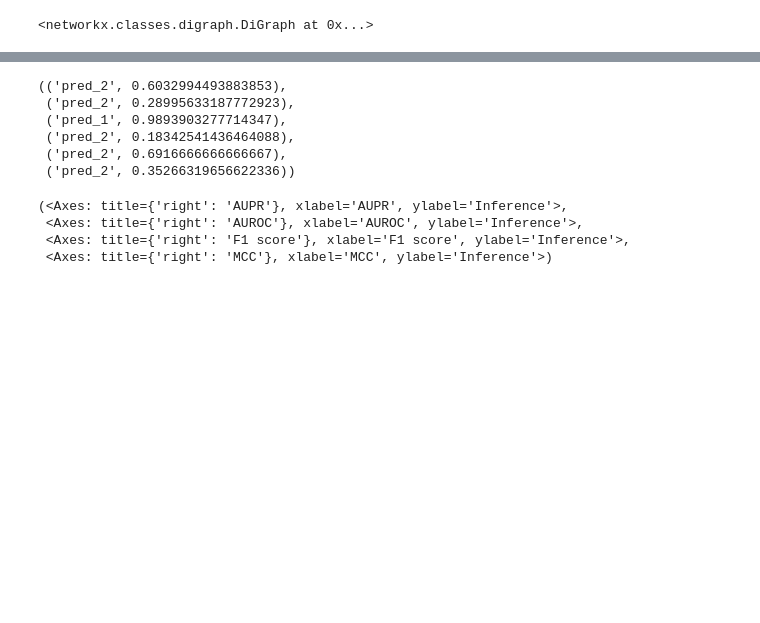
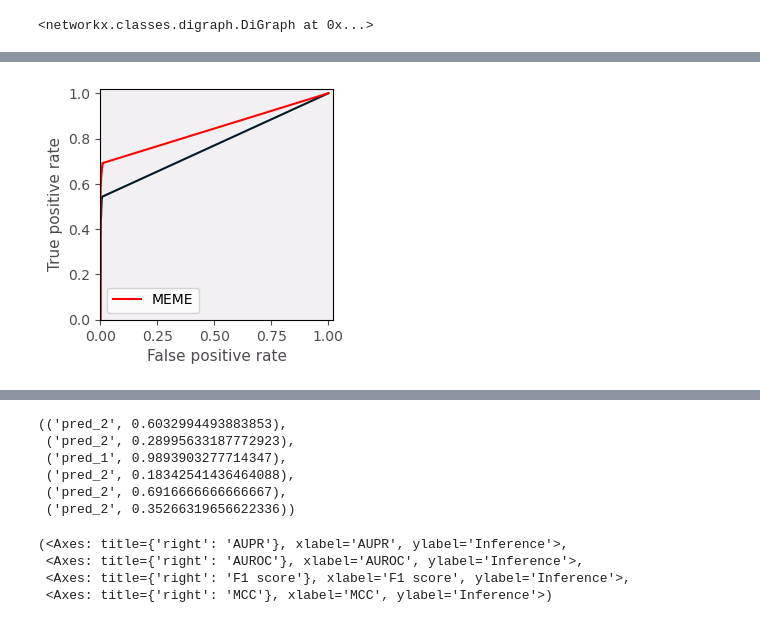
Before and after one commit to freyrelab/netective, a Jupyter notebook: src/netective/stats/foo.ipynb, the cells around one changed output, grey strips where cells are left out. Drawn from its saved outputs; the diff is of its cells as text; code cells hidden in the pictures; blank space fills up the shorter version.

```diff
--- a/src/netective/stats/foo.ipynb
+++ b/src/netective/stats/foo.ipynb
@@ -103,3 +109,7 @@ benchmark.plot_precision_recall_curves()
+# %%
+ax = benchmark.plot_roc_curves()
+# %% [output]
+[figure, added]
 # %%
 benchmark.plot_optimal_cutoffs().set_xscale('log')
 # %% [output]
```
Also changed, not shown: parts of 10 cells of this notebook, 7 other files.
